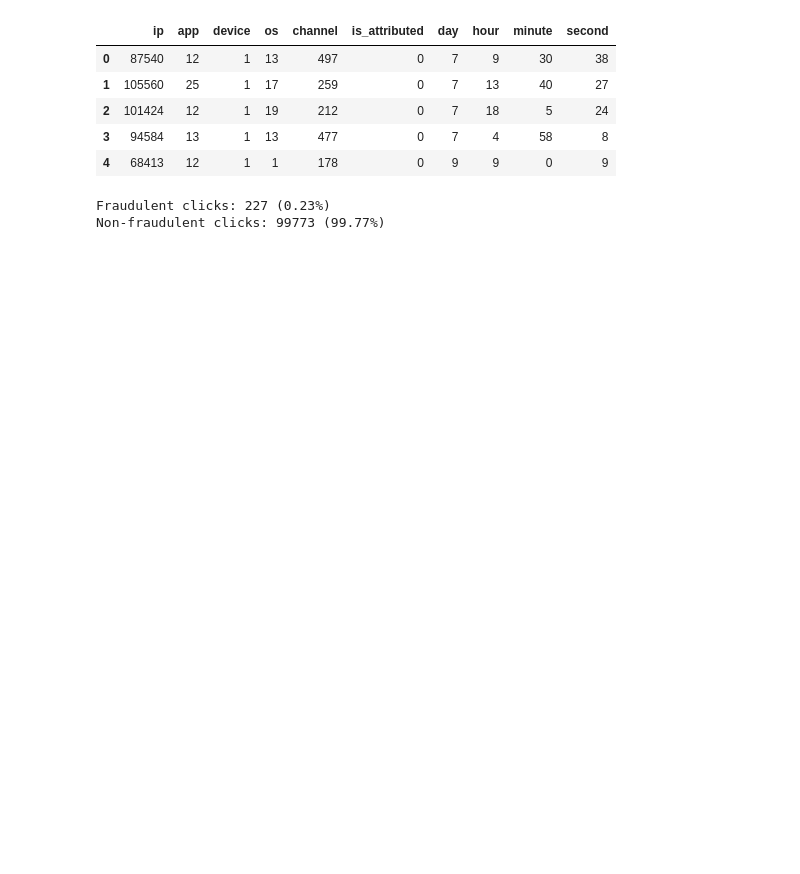
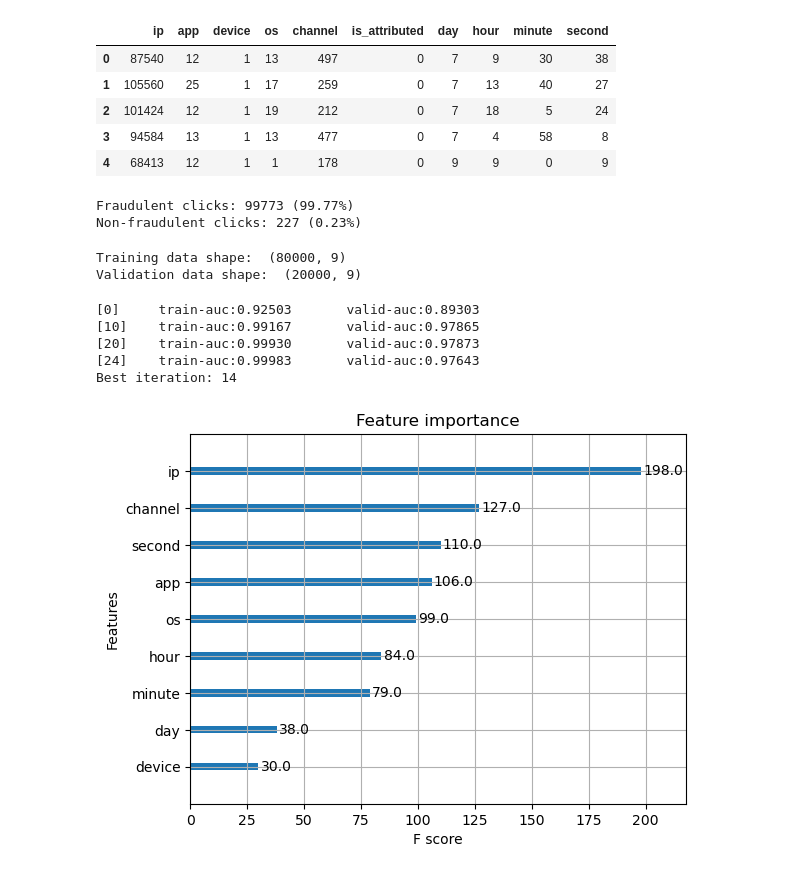
Before and after one commit to Dawson-Rudolph/Anti-Ad-Fraud-Research, a Jupyter notebook: xgboost.ipynb, the cells around one changed output. Saved outputs shown, nothing was run; the diff lists cells and outputs as text; code cells hidden in the pictures; blank space fills up the shorter version.

Commit message:
xgboost model
- Corrected the labeling of fraudulent and real clicks
- Prepared model for training on the training dataset
- Saves trained model as JSON for future accuracy tests on unseen data

```diff
--- a/xgboost.ipynb
+++ b/xgboost.ipynb
@@ -12,6 +12,4 @@ import training_preprocess
 # %%
-dataset = training_preprocess.preprocess_data()
-
 # Display the first few rows of the dataset to verify the preprocessing
 dataset.head()
 # %% [output]
@@ -24,11 +22,61 @@ dataset.head()
 # %%
 # Count the number of fraudulent and non-fraudulent clicks
 fraud_counts = dataset['is_attributed'].value_counts()
-fraud_percentage = fraud_counts[1] / len(dataset) * 100
-non_fraud_percentage = fraud_counts[0] / len(dataset) * 100
+fraud_percentage = fraud_counts[0] / len(dataset) * 100
+non_fraud_percentage = fraud_counts[1] / len(dataset) * 100
 
-print(f"Fraudulent clicks: {fraud_counts[1]} ({fraud_percentage:.2f}%)")
-print(f"Non-fraudulent clicks: {fraud_counts[0]} ({non_fraud_percentage:.2f}%)")
+print(f"Fraudulent clicks: {fraud_counts[0]} ({fraud_percentage:.2f}%)")
+print(f"Non-fraudulent clicks: {fraud_counts[1]} ({non_fraud_percentage:.2f}%)")
 # %% [output]
-Fraudulent clicks: 227 (0.23%)
-Non-fraudulent clicks: 99773 (99.77%)
+Fraudulent clicks: 99773 (99.77%)
+Non-fraudulent clicks: 227 (0.23%)
+# %%
+# Split the dataset into features (X) and target (y)
+X = dataset.drop(columns=['is_attributed'])  # Features
+y = dataset['is_attributed']  # Target variable
+
+# Split the data into training and validation sets (80% training, 20% validation)
+X_train, X_valid, y_train, y_valid = train_test_split(X, y, test_size=0.2, random_state=42)
+
+# Display the shape of training and validation sets
+print("Training data shape: ", X_train.shape)
+print("Validation data shape: ", X_valid.shape)
+# %% [output]
+Training data shape:  (80000, 9)
+Validation data shape:  (20000, 9)
+# %%
+# Define the parameters for the XGBoost model
+params = {
+    'eta': 0.3,  # Learning rate; faster training, potential overfitting risk
+    'tree_method': 'hist',  # Faster tree-building for large datasets
+    'max_depth': 6,  # Limits tree depth to prevent overfitting
+    'subsample': 0.9,  # Uses 90% of data per tree to improve generalization
+    'colsample_bytree': 0.7,  # Uses 70% of features to reduce overfitting
+    'objective': 'binary:logistic',  # Binary classification (fraud detection)
+    'eval_metric': 'auc',  # AUC metric for imbalanced data performance
+    'scale_pos_weight': 9,  # Increases weight for minority class (real clicks)
+    'nthread': 8,  # Parallel training for faster computation
+    'random_state': 42  # Ensures reproducibility of results
+}
+# %%
+# Convert the training and validation datasets to DMatrix format (optimized for XGBoost)
+dtrain = xgb.DMatrix(X_train, label=y_train)
+dvalid = xgb.DMatrix(X_valid, label=y_valid)
+
+# Train the model with early stopping
+watchlist = [(dtrain, 'train'), (dvalid, 'valid')]
+model = xgb.train(params, dtrain, num_boost_round=100, evals=watchlist, early_stopping_rounds=10, verbose_eval=10)
+
+# Display the best iteration
+print(f"Best iteration: {model.best_iteration}")
+
+# Plot feature importance to see the most significant features
+plot_importance(model)
+plt.show()
+# %% [output]
+[0]     train-auc:0.92503       valid-auc:0.89303
+[10]    train-auc:0.99167       valid-auc:0.97865
+[20]    train-auc:0.99930       valid-auc:0.97873
+[24]    train-auc:0.99983       valid-auc:0.97643
+Best iteration: 14
+[figure, added]
```
Also changed, not shown: parts of 2 cells of this notebook.
